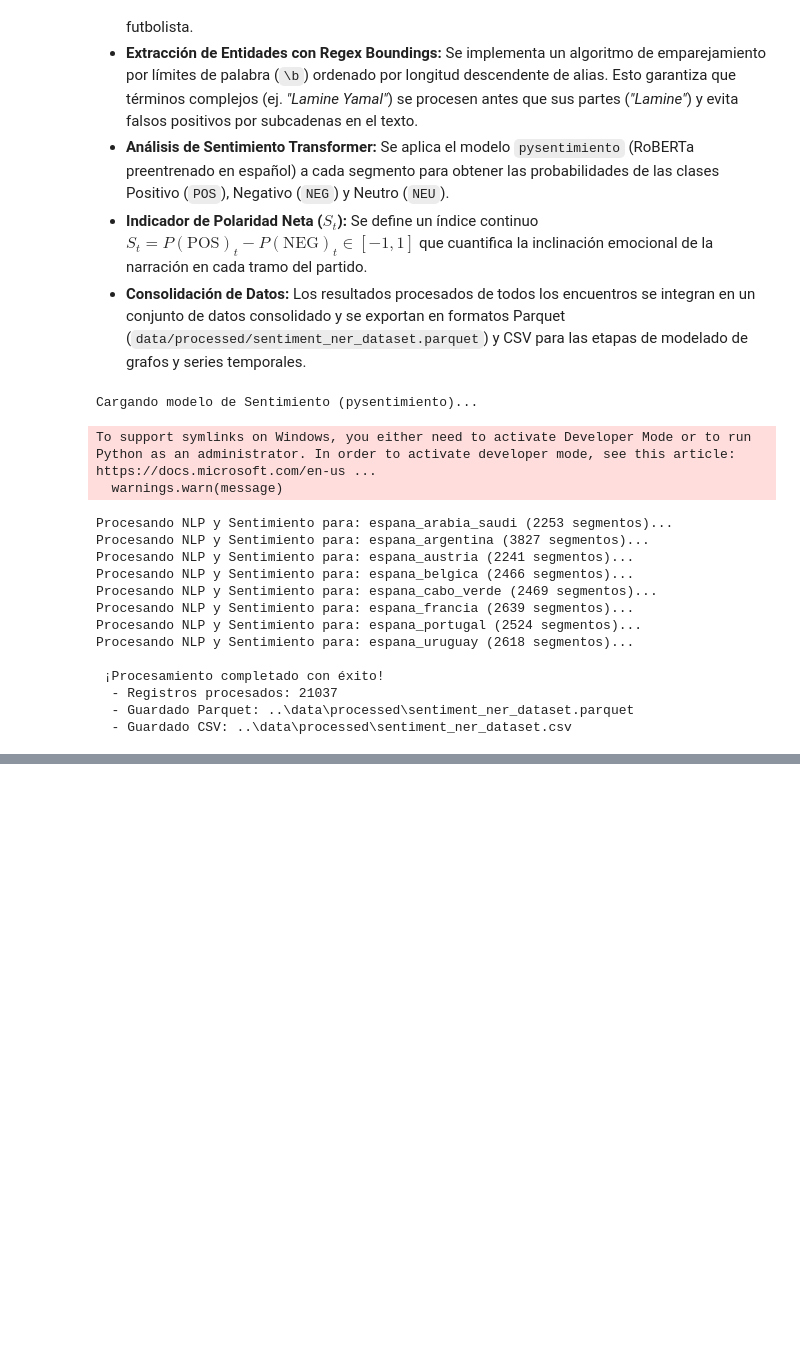
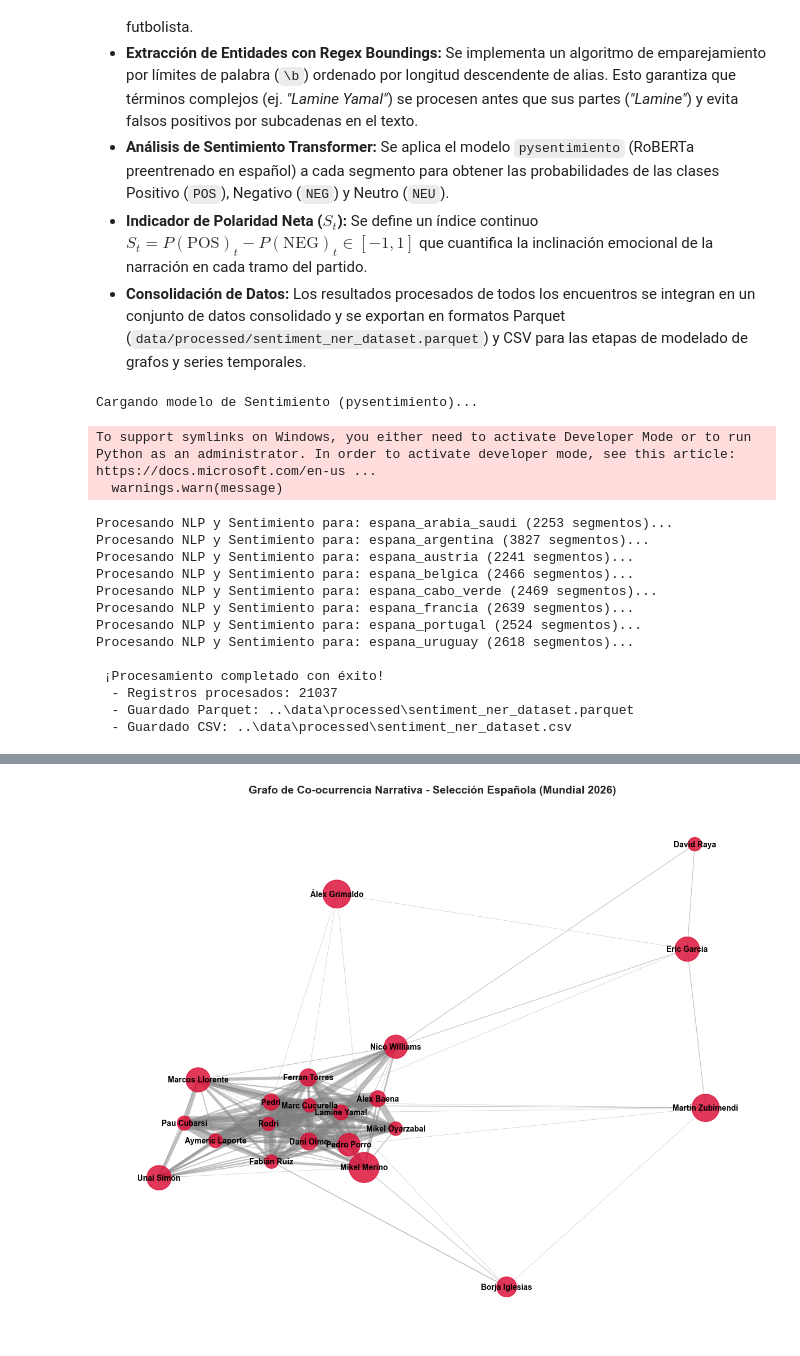
Before and after one commit to MartinHerreraRoncero/Portfolio-data-science, a Jupyter notebook: world-cup-sentiment-analysis/notebooks/01_sentiment_analysis.ipynb, the cells around one changed output, grey strips where cells are left out. Saved outputs shown, nothing was run; the diff lists cells and outputs as text; code cells hidden in the pictures; blank space fills up the shorter version.

Commit message:
Análisis de Sentimiento por Jugador y Grafos de Co-ocurrencia

```diff
--- a/world-cup-sentiment-analysis/notebooks/01_sentiment_analysis.ipynb
+++ b/world-cup-sentiment-analysis/notebooks/01_sentiment_analysis.ipynb
@@ -346,0 +357,96 @@ Procesando NLP y Sentimiento para: espana_uruguay (2618 segmentos)...
+# %%
+import numpy as np
+import networkx as nx
+import matplotlib.pyplot as plt
+import seaborn as sns
+from itertools import combinations
+
+# Configuración estilística
+plt.style.use('seaborn-v0_8-whitegrid' if 'seaborn-v0_8-whitegrid' in plt.style.available else 'default')
+sns.set_palette("muted")
+
+# 1. Carga de datos procesados
+processed_dir = os.path.join("..", "data", "processed")
+dataset_path = os.path.join(processed_dir, "sentiment_ner_dataset.parquet")
+
+df = pd.read_parquet(dataset_path)
+
+# Explotar la lista de jugadores por segmento para análisis individual
+df_exploded = df.explode("players")
+df_exploded = df_exploded.dropna(subset=["players"])
+
+# --- A. ANÁLISIS DE SENTIMIENTO ACUMULADO POR JUGADOR ---
+print("=== 1. Métricas Emocionales por Jugador ===")
+player_stats = df_exploded.groupby("players").agg(
+    menciones=("players_count", "count"),
+    pos_promedio=("pos_score", "mean"),
+    neg_promedio=("neg_score", "mean"),
+    polaridad_neta_promedio=("net_polarity", "mean"),
+    volatilidad_emocional=("net_polarity", "std")
+).reset_index()
+
+# Filtrar jugadores con un mínimo de menciones para evitar sesgos de muestra pequeña
+player_stats_filtered = player_stats[player_stats["menciones"] >= 15].sort_values(
+    by="polaridad_neta_promedio", ascending=False
+)
+
+print(player_stats_filtered.to_string(index=False))
+
+# --- B. CONSTRUCCIÓN DEL GRAFO DE CO-OCURRENCIA GLOBAL ---
+print("\n=== 2. Construcción y Métricas de Red (NetworkX) ===")
+
+G = nx.Graph()
+
+# Iterar por segmentos con más de un jugador para agregar aristas
+for players_in_seg in df["players"]:
+    unique_players = list(set(players_in_seg))
+    if len(unique_players) > 1:
+        for p1, p2 in combinations(unique_players, 2):
+            if G.has_edge(p1, p2):
+                G[p1][p2]["weight"] += 1
+            else:
+                G.add_edge(p1, p2, weight=1)
+
+# Cálculo de Métricas Topológicas
+degree_dict = dict(G.degree(weight="weight"))
+betweenness_dict = nx.betweenness_centrality(G, weight="weight")
+eigenvector_dict = nx.eigenvector_centrality(G, max_iter=1000, weight="weight")
+
+df_network_metrics = pd.DataFrame({
+    "Jugador": list(degree_dict.keys()),
+    "Grado_Ponderado": list(degree_dict.values()),
+    "Betweenness_Centrality": [betweenness_dict[k] for k in degree_dict.keys()],
+    "Eigenvector_Centrality": [eigenvector_dict[k] for k in degree_dict.keys()]
+}).sort_values(by="Betweenness_Centrality", ascending=False)
+
+print("\n--- Principales Hubs Narrativos de la Selección ---")
+print(df_network_metrics.head(10).to_string(index=False))
+
+# --- C. VISUALIZACIÓN DEL GRAFO DE RED ---
+plt.figure(figsize=(12, 10))
+
+# Posicionamiento de nodos mediante algoritmo de repulsión de muelles (Fruchterman-Reingold)
+pos = nx.spring_layout(G, k=0.5, seed=42)
+
+# Tamaño de nodos proporcional a su Betweenness Centrality
+node_sizes = [betweenness_dict[node] * 5000 + 300 for node in G.nodes()]
+
+# Grosor de las aristas proporcional a las apariciones conjuntas
+weights = [G[u][v]["weight"] * 0.4 for u, v in G.edges()]
+
+# Dibujar componentes de la red
+nx.draw_networkx_nodes(G, pos, node_size=node_sizes, node_color="crimson", alpha=0.85)
+nx.draw_networkx_edges(G, pos, width=weights, edge_color="gray", alpha=0.5)
+nx.draw_networkx_labels(G, pos, font_size=10, font_family="sans-serif", font_weight="bold")
+
+plt.title("Grafo de Co-ocurrencia Narrativa - Selección Española (Mundial 2026)", fontsize=14, fontweight="bold")
+plt.axis("off")
+plt.tight_layout()
+
+# Guardar la figura en la carpeta processed
+output_graph_path = os.path.join(processed_dir, "grafo_coocurrencia.png")
+plt.savefig(output_graph_path, dpi=300)
+plt.show()
+
+print(f"\n✔ ¡Análisis completado! Grafo exportado en: {output_graph_path}")
+# %% [output]
@@ -346,0 +470 @@ Procesando NLP y Sentimiento para: espana_uruguay (2618 segmentos)...
+[figure, added]
```
Also changed, not shown: parts of 3 cells of this notebook.
